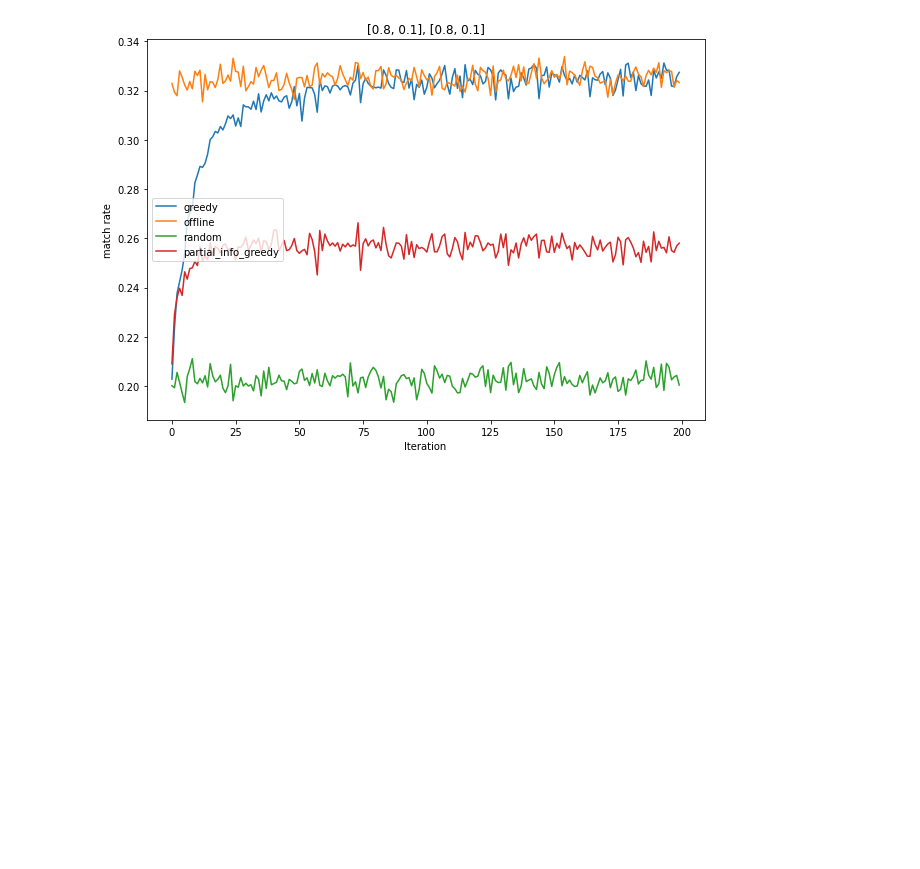
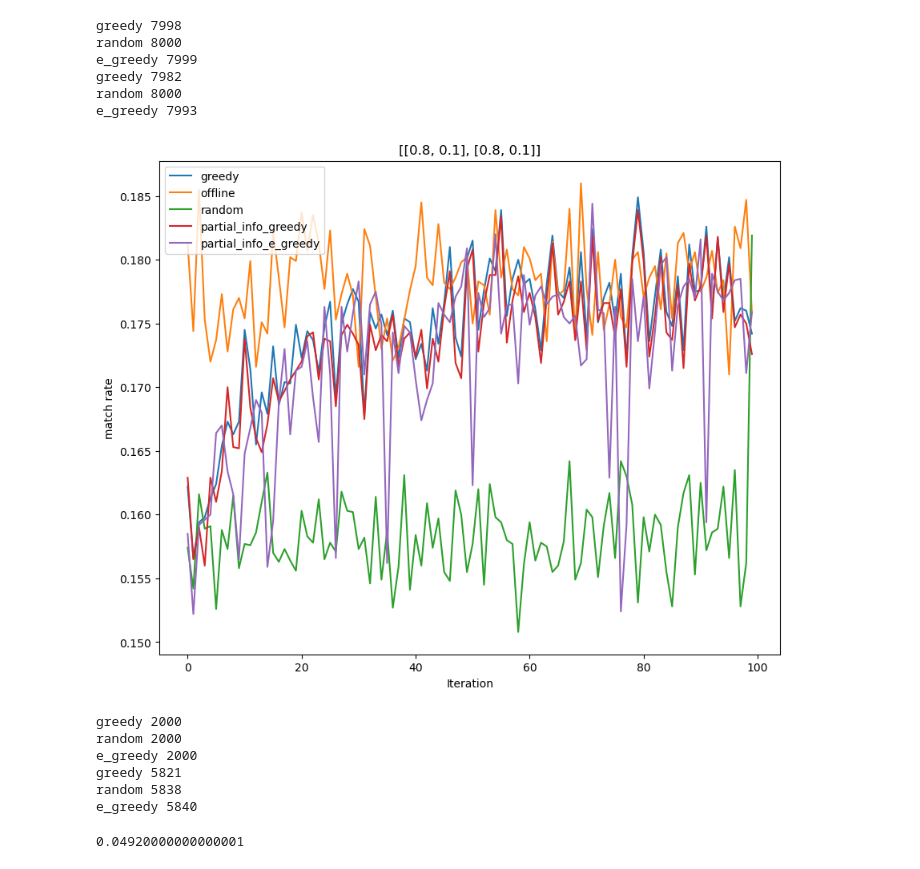
Before and after one commit to ppxwdy/capture_uncertain_in_dating, a Jupyter notebook: charts.ipynb, the cells around one changed output. Saved outputs shown, nothing was run; the diff lists cells and outputs as text; code cells hidden in the pictures; blank space fills up the shorter version.

```diff
--- a/charts.ipynb
+++ b/charts.ipynb
@@ -5,43 +5,60 @@ from env import simulator
 N = 10000
 T = 200
 match_prob = [[0.8, 0.1], [0.8, 0.1]]
-ratio1 = 0.5
-ratio2 = 0.5
-initial_guess = [0.5, 0.5]
-r_s, r_o, r_r,= simulator(N, T, match_prob, ratio1, ratio2, initial_guess)
+ratio1 = 0.8
+ratio2 = 0.2
+initial_guess = [ratio1, ratio2]
+r_s, r_o, r_r, _= simulation(N, T, match_prob, ratio1, ratio2, initial_guess)
 
-partial_s, partial_o, partial_r = simulator(N, T, match_prob, ratio1, ratio2, initial_guess, full_info=False)
+partial_s, partial_o, partial_r, partial_e = simulation(N, T, match_prob, ratio1, ratio2, initial_guess, full_info=False)
+# %% [output]
+greedy 7998
+random 8000
+e_greedy 7999
+greedy 7982
+random 8000
+e_greedy 7993
 # %%
-plt.figure(figsize=(10, 7))
+plt.figure(figsize=(10, 8))
 r_s_ = [i/N for i in r_s]
 r_o_ = [i/N for i in r_o]
 r_r_ = [i/N for i in r_r]
 # r_e_ = [i/N for i in r_e]
 p_s_ = [i/N for i in partial_s]
-# p_e_ = [i/N for i in partial_e]
+p_e_ = [i/N for i in partial_e]
 plt.plot([i for i in range(T)], r_s_, label='greedy')
 plt.plot([i for i in range(T)], r_o_, label='offline')
 plt.plot([i for i in range(T)], r_r_, label='random')
 # plt.plot([i for i in range(T)], r_e_, label='epsilon-greedy')
 plt.plot([i for i in range(T)], p_s_, label='partial_info_greedy')
-# plt.plot([i for i in range(T)], p_e_, label='partial_info_e_greedy')
-
+plt.plot([i for i in range(T)], p_e_, label='partial_info_e_greedy')
 
 plt.xlabel('Iteration')
 plt.ylabel('match rate')
-plt.title('[0.8, 0.1], [0.8, 0.1]')
+plt.title(f'{match_prob}')
 plt.legend()
 plt.show()
 # %% [output]
-[figure, old version]
+[figure, new version]
 # %%
 N = 10000
-T = 200
-match_prob = [[0.1, 0.8], [0.8, 0.1]]
-ratio1 = 0.5
-ratio2 = 0.5
-initial_guess = [0.5, 0.5]
-r_s, r_o, r_r, = simulator(N, T, match_prob, ratio1, ratio2, initial_guess)
+T = 300
+match_prob = [[0.1, 0.1], [0.8, 0.1]]
+ratio1 = 0.6
+ratio2 = 0.2
+initial_guess = [ratio1, ratio2]
+r_s, r_o, r_r, _= simulation(N, T, match_prob, ratio1, ratio2, initial_guess)
 
-partial_s, partial_o, partial_r, = simulator(N, T, match_prob, ratio1, ratio2, initial_guess, full_info=False)
+partial_s, partial_o, partial_r, partial_e = simulation(N, T, match_prob, ratio1, ratio2, initial_guess, full_info=False)
+# %% [output]
+greedy 2000
+random 2000
+e_greedy 2000
+greedy 5821
+random 5838
+e_greedy 5840
+# %%
+0.44*0.01 + 0.56*0.08
+# %% [output]
+0.04920000000000001
 # %%
```
Also changed, not shown: parts of 11 cells of this notebook, 8 other files.
